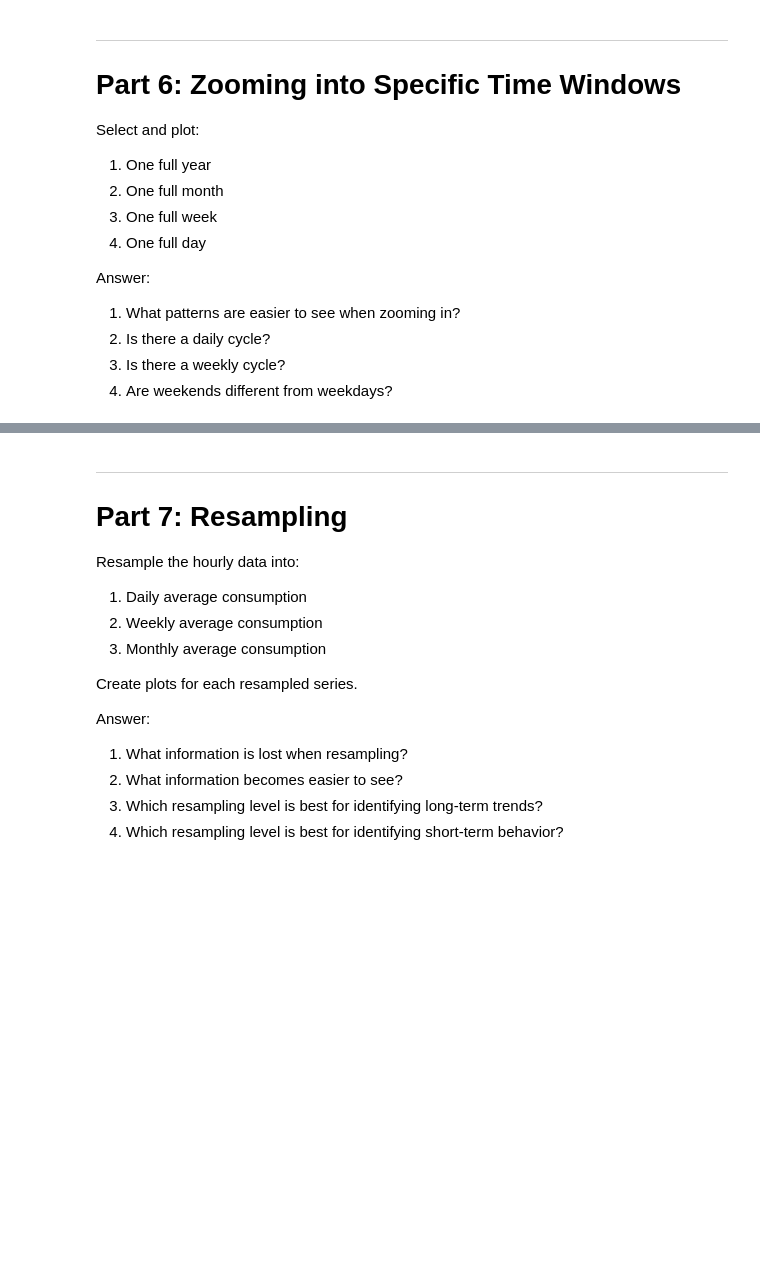
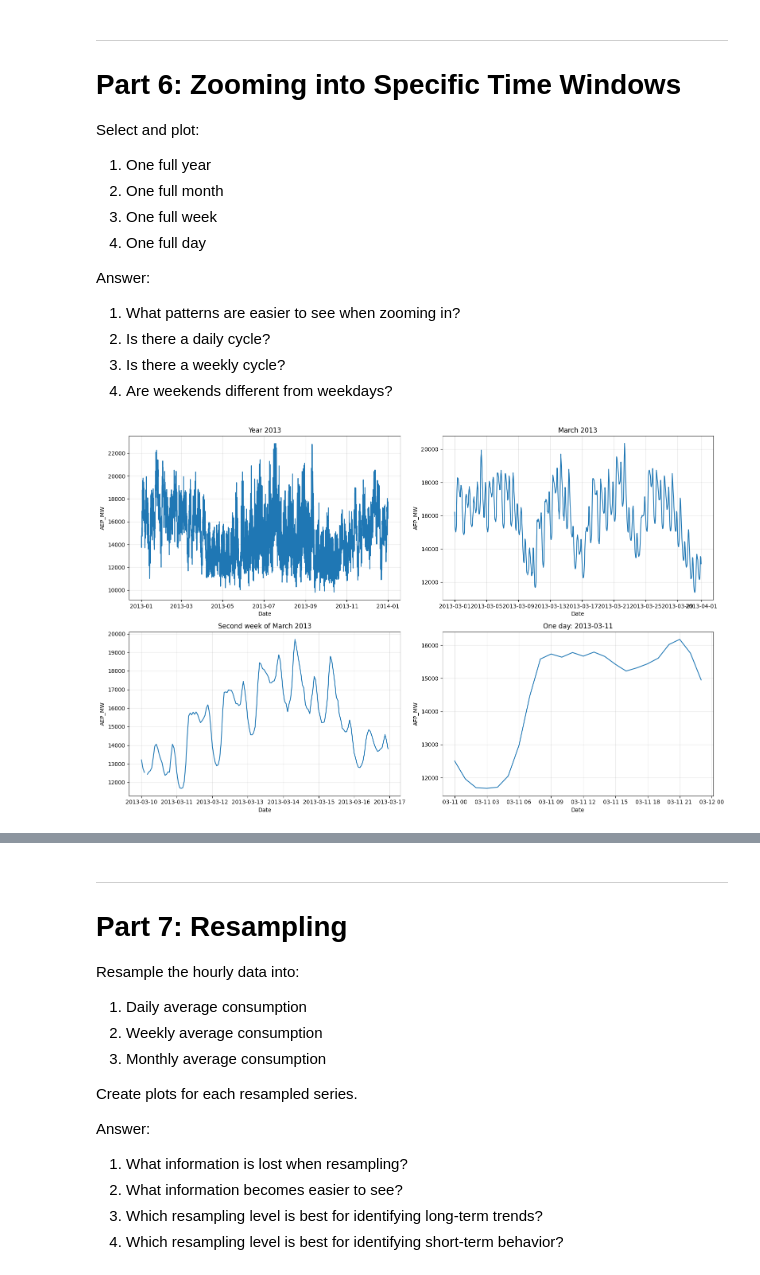
Before and after one commit to yoav-ayalon/course-Time-Series, a Jupyter notebook: HW1/01_time_series_eda_homework.ipynb, the cells around one changed output, grey strips where cells are left out. Saved outputs shown, nothing was run; the diff lists cells and outputs as text; code cells hidden in the pictures; blank space fills up the shorter version.

```diff
--- a/HW1/01_time_series_eda_homework.ipynb
+++ b/HW1/01_time_series_eda_homework.ipynb
@@ -351,6 +371,28 @@ Answer:
 2. Is there a daily cycle?
 3. Is there a weekly cycle?
 4. Are weekends different from weekdays?
+# %%
+series = fix_data["AEP_MW"]
+
+plots = {
+    "Year 2013": series.loc["2013"],
+    "March 2013": series.loc["2013-03"],
+    "Second week of March 2013": series.loc["2013-03-10":"2013-03-16"],
+    "One day: 2013-03-11": series.loc["2013-03-11"]}
+
+fig, axes = plt.subplots(2, 2, figsize=(16, 10))
+
+for ax, (title, data) in zip(axes.flatten(), plots.items()):
+    ax.plot(data.index, data.values)
+    ax.set_title(title)
+    ax.set_xlabel("Date")
+    ax.set_ylabel("AEP_MW")
+    ax.grid(True, alpha=0.3)
+
+plt.tight_layout()
+plt.show()
+# %% [output]
+[figure, added]
 # %% [markdown]
 Write your interpretation here:
 
```
Also changed, not shown: parts of 12 cells of this notebook.
